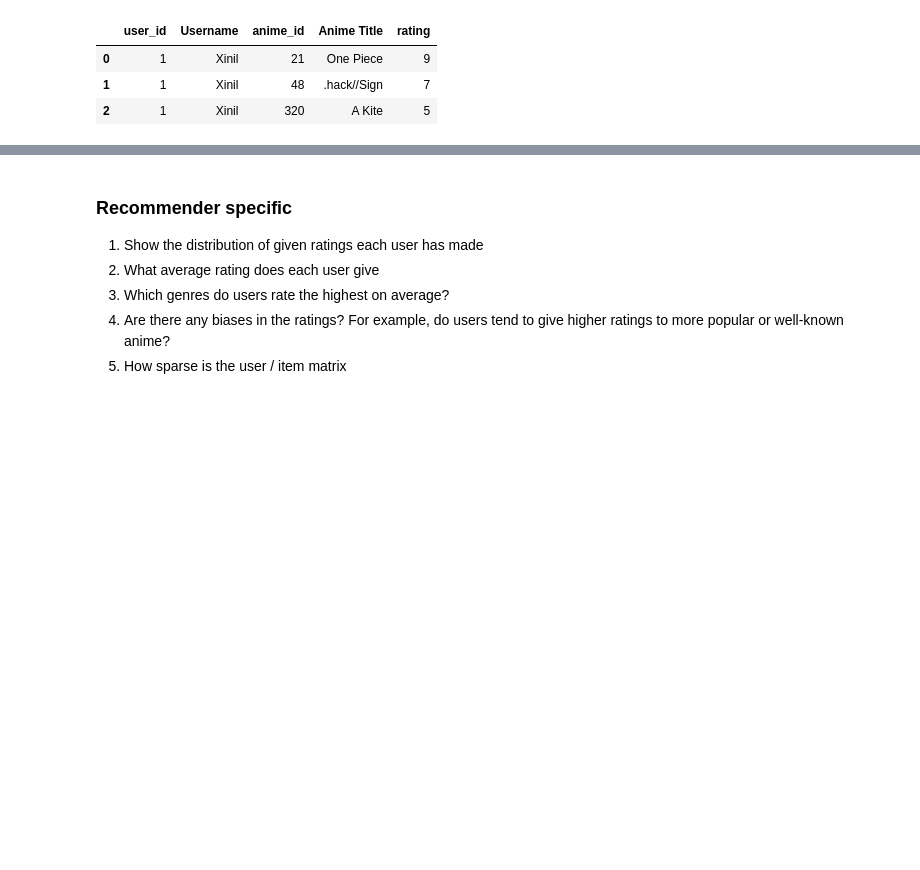
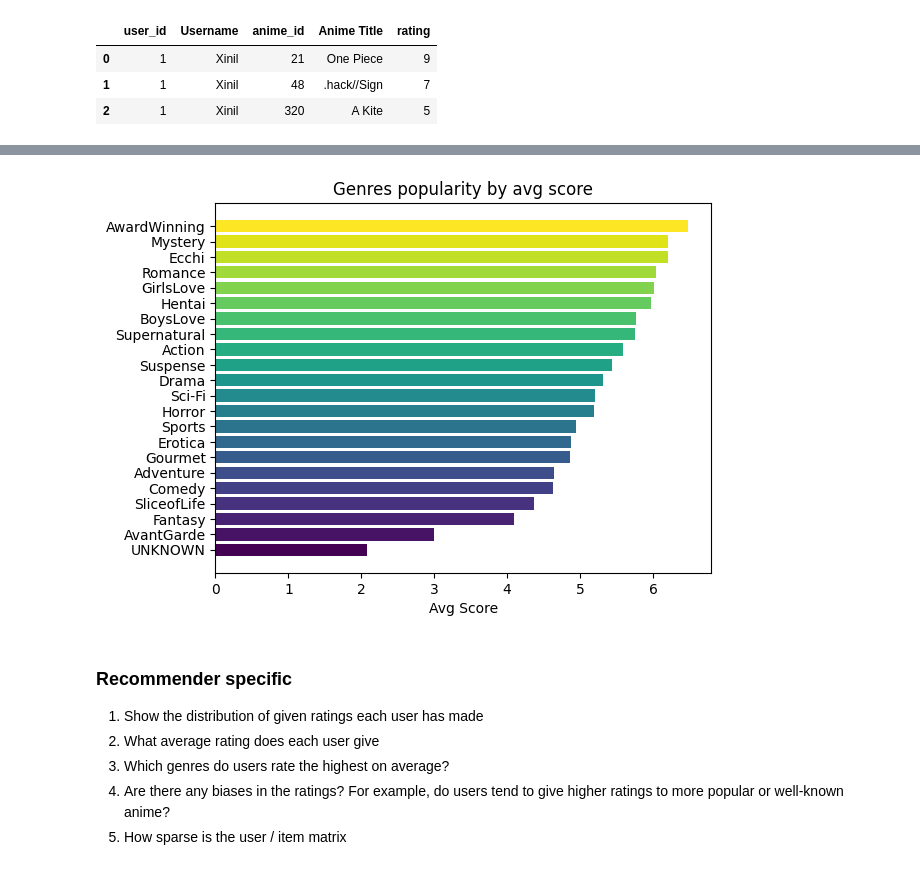
Before and after one commit to hoangviet-nguyen/anime-recommendation, a Jupyter notebook: notebooks/exploration.ipynb, the cells around one changed output, grey strips where cells are left out. Saved outputs shown, nothing was run; the diff lists cells and outputs as text; code cells hidden in the pictures; blank space fills up the shorter version.

```diff
--- a/notebooks/exploration.ipynb
+++ b/notebooks/exploration.ipynb
@@ -116,0 +305,12 @@ df_user_score.head(3)
+# %%
+# aggregate and take the average
+grouped_genres = genre_rating.groupby("Genres").agg({
+    "Score": "sum",
+    "Count" : "sum"
+}).reset_index()
+
+grouped_genres["Avg_Score"] = grouped_genres["Score"] / grouped_genres["Count"]
+grouped_genres = grouped_genres.sort_values("Avg_Score")
+unique_genres = np.unique(grouped_genres["Genres"])
+print(grouped_genres.head(5), "\n")
+print(unique_genres)
@@ -117,3 +329,13 @@ df_user_score.head(3)
+# %%
+# display the different genres
+labels = grouped_genres["Genres"]
+colors = plt.cm.viridis(np.linspace(0, 1, len(labels)))
+plt.title("Genres popularity by avg score")
+plt.barh(labels, grouped_genres["Avg_Score"], color=colors)
+plt.xlabel("Avg Score")
+plt.show();
+# %% [output]
+[figure, added]
 # %% [markdown]
 ### Recommender specific
 
```
Also changed, not shown: parts of 15 cells of this notebook.
